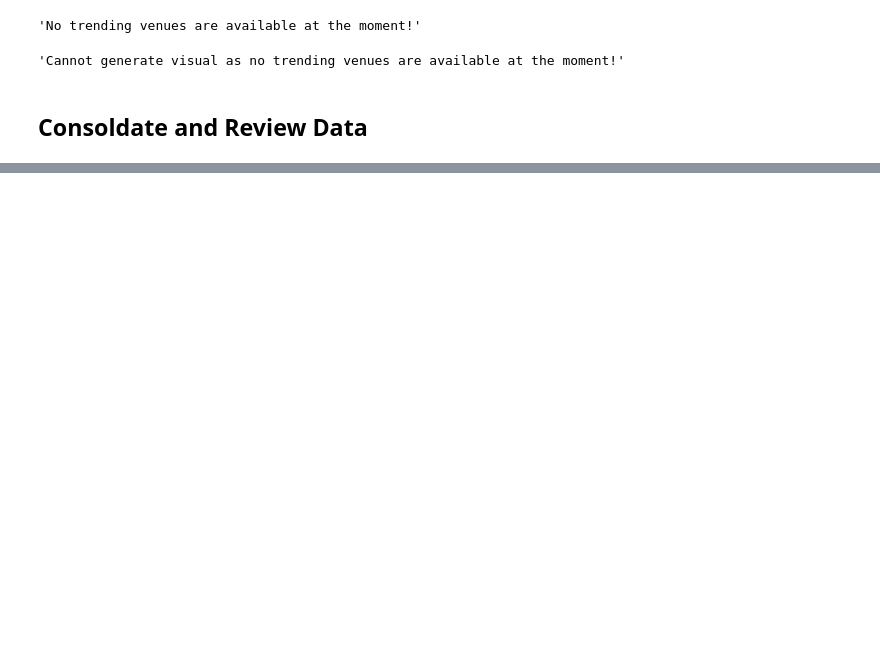
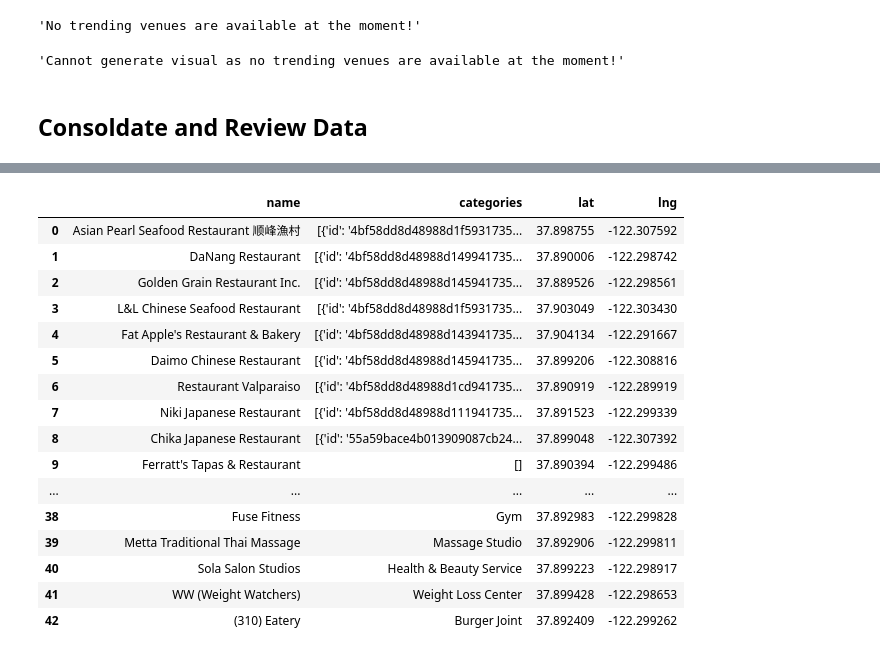
Before and after one commit to rjmclachlan/IBM-Capstone-Project, a Jupyter notebook: albanyFoodData.ipynb, the cells around one changed output, grey strips where cells are left out. Drawn from its saved outputs; the diff is of its cells as text; code cells hidden in the pictures; blank space fills up the shorter version.

```diff
--- a/albanyFoodData.ipynb
+++ b/albanyFoodData.ipynb
@@ -395,0 +460,22 @@ KeyError: ('name', 'lat', 'long')
+# %%
+pd.set_option('display.max_rows', 500)
+# %%
+C
+# %% [output]
+|  | name | categories | lat | lng |
+| 0 | Asian Pearl Seafood Restaurant 顺峰漁村 | [{'id': '4bf58dd8d48988d1f5931735... | 37.898755 | -122.307592 |
+| 1 | DaNang Restaurant | [{'id': '4bf58dd8d48988d149941735... | 37.890006 | -122.298742 |
+| 2 | Golden Grain Restaurant Inc. | [{'id': '4bf58dd8d48988d145941735... | 37.889526 | -122.298561 |
+| 3 | L&L Chinese Seafood Restaurant | [{'id': '4bf58dd8d48988d1f5931735... | 37.903049 | -122.303430 |
+| 4 | Fat Apple's Restaurant & Bakery | [{'id': '4bf58dd8d48988d143941735... | 37.904134 | -122.291667 |
+| 5 | Daimo Chinese Restaurant | [{'id': '4bf58dd8d48988d145941735... | 37.899206 | -122.308816 |
+| 6 | Restaurant Valparaiso | [{'id': '4bf58dd8d48988d1cd941735... | 37.890919 | -122.289919 |
+| 7 | Niki Japanese Restaurant | [{'id': '4bf58dd8d48988d111941735... | 37.891523 | -122.299339 |
+| 8 | Chika Japanese Restaurant | [{'id': '55a59bace4b013909087cb24... | 37.899048 | -122.307392 |
+| 9 | Ferratt's Tapas & Restaurant | [] | 37.890394 | -122.299486 |
+| ... | ... | ... | ... | ... |
+| 38 | Fuse Fitness | Gym | 37.892983 | -122.299828 |
+| 39 | Metta Traditional Thai Massage | Massage Studio | 37.892906 | -122.299811 |
+| 40 | Sola Salon Studios | Health & Beauty Service | 37.899223 | -122.298917 |
+| 41 | WW (Weight Watchers) | Weight Loss Center | 37.899428 | -122.298653 |
+| 42 | (310) Eatery | Burger Joint | 37.892409 | -122.299262 |
```
Also changed, not shown: parts of 13 cells of this notebook.
